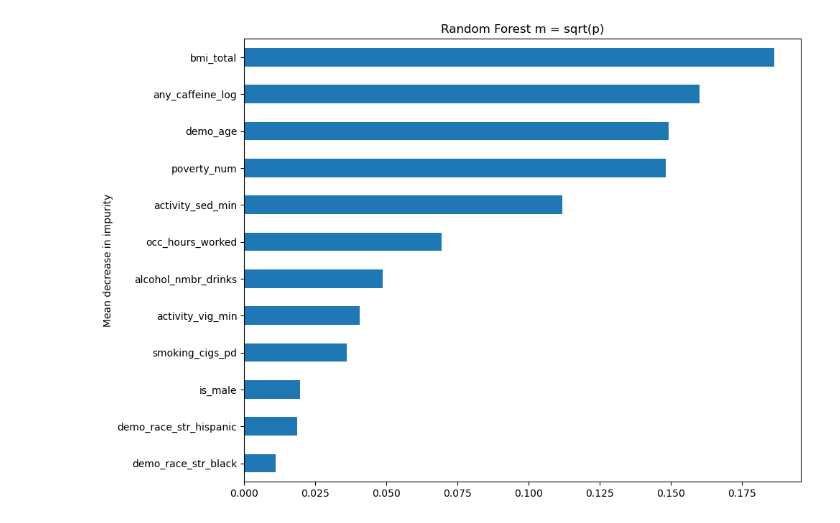
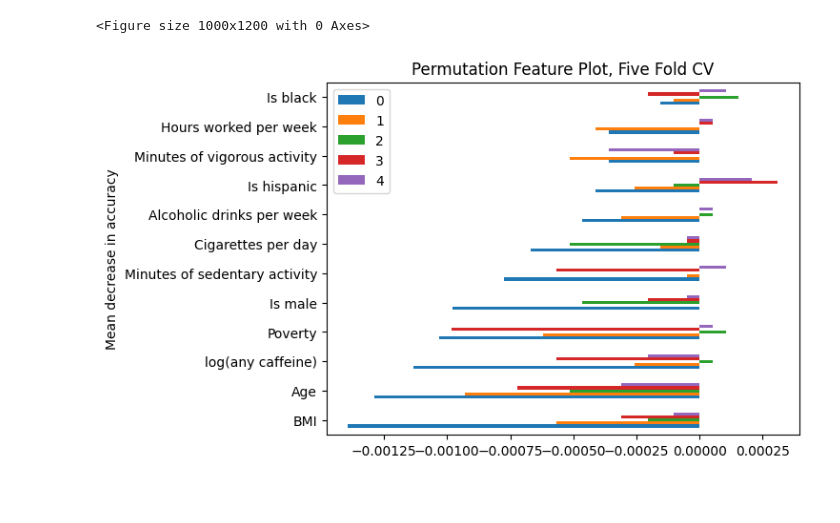
Before and after one commit to mcanearm/YGTBKM, a Jupyter notebook: paper/models/RF.ipynb, the cells around one changed output. Saved outputs shown, nothing was run; the diff lists cells and outputs as text; code cells hidden in the pictures; blank space fills up the shorter version.

```diff
--- a/paper/models/RF.ipynb
+++ b/paper/models/RF.ipynb
@@ -20,12 +9,10 @@ from sklearn.metrics import roc_auc_score, make_scorer
 from sklearn.model_selection import cross_validate, StratifiedKFold
 from sklearn.preprocessing import StandardScaler
 # %%
-df = pd.read_csv("../data/prepared_data.csv", index_col="SEQN").rename(
+df = pd.read_csv("prepared_data.csv", index_col="SEQN").rename(
     {"any_caffeine.1": "any_caffeine_log"}, axis=1
 )
 df.head()
-
-#df["any_vig_activity"] = df["activity_vig_min"] >= 10
 # %% [output]
 |  | knn_impute__bmi_total | knn_impute__demo_age | knn_impute__activity_sed_min | simple_impute__alcohol_nmbr_drinks | ... |
 | SEQN |  |  |  |  | ... |
@@ -80,0 +114,15 @@ RandomForestClassifier(n_estimators=1000, oob_score=True, random_state=0)
+# %%
+train_data_full_X = train_data_full.copy()
+train_data_full_X = train_data_full_X.reset_index()
+train_data_full_X = train_data_full_X.drop("SEQN", axis=1)
+# %%
+kf = KFold(random_state=3, n_splits=5, shuffle=True)
+result = []
+forest_importances = pd.DataFrame([])
+train_data_full_Y = train_data_full_X.pop("kidney_had_stones")
+for i, (train_index, test_index) in enumerate(kf.split(train_data_full)):
+  rfc.fit(train_data_full_X.loc[train_index,:], train_data_full_Y[train_index])
+  result.append(permutation_importance(
+      rfc, train_data_full_X.loc[test_index,:], train_data_full_Y[test_index], n_repeats=10, random_state=42, n_jobs=2
+  ))
+  forest_importances[i] = pd.Series(result[i].importances_mean, index = rfc.feature_names_in_)
@@ -81,12 +145,9 @@ RandomForestClassifier(n_estimators=1000, oob_score=True, random_state=0)
 # %%
-importances = rfc.feature_importances_
-col_names = [c.split("__")[-1] for c in rfc.feature_names_in_]
-forest_importances = pd.Series(importances, index=col_names)
-
-plt.figure(figsize=(10,8))
-forest_importances.sort_values(ascending = True).plot.barh()
-plt.title("Random Forest m = sqrt(p)")
-plt.ylabel("Mean decrease in impurity")
+plt.figure(figsize=(10,12))
+forest_importances.sort_values(ascending = True, by=0).plot.barh()
+plt.title("Permutation Feature Plot, Five Fold CV")
+plt.ylabel("Mean decrease in accuracy")
 plt.show()
 # %% [output]
+<Figure size 1000x1200 with 0 Axes>
-[figure, old version]
+[figure, new version]
```
Also changed, not shown: parts of 4 cells of this notebook.
